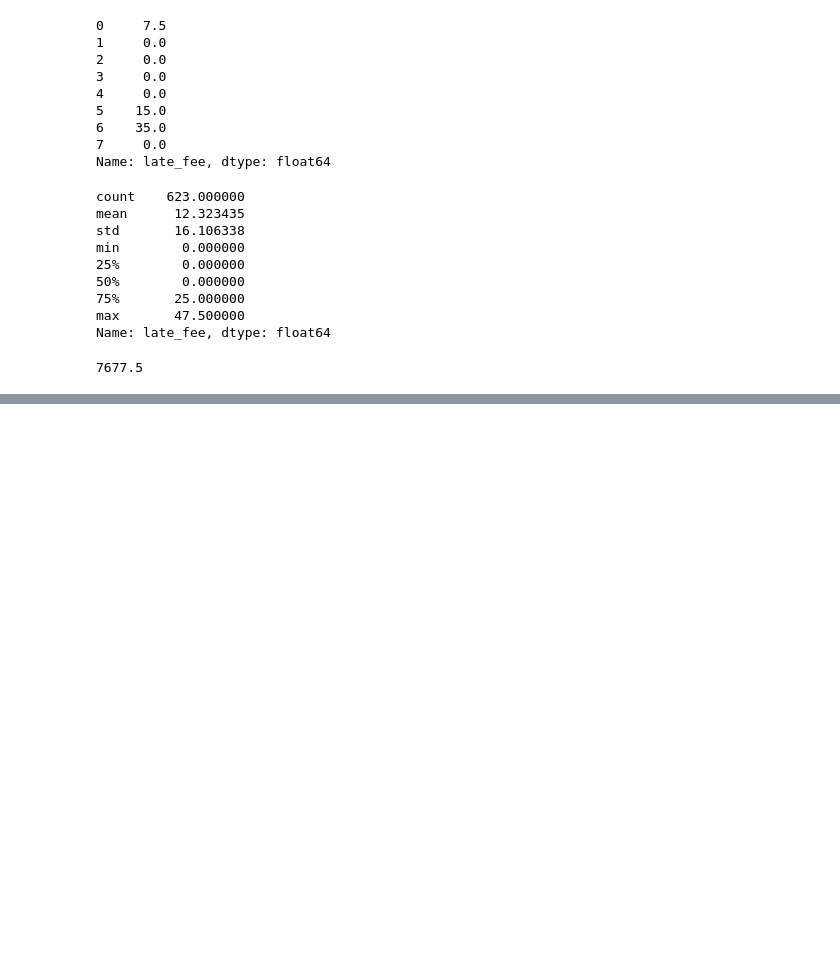
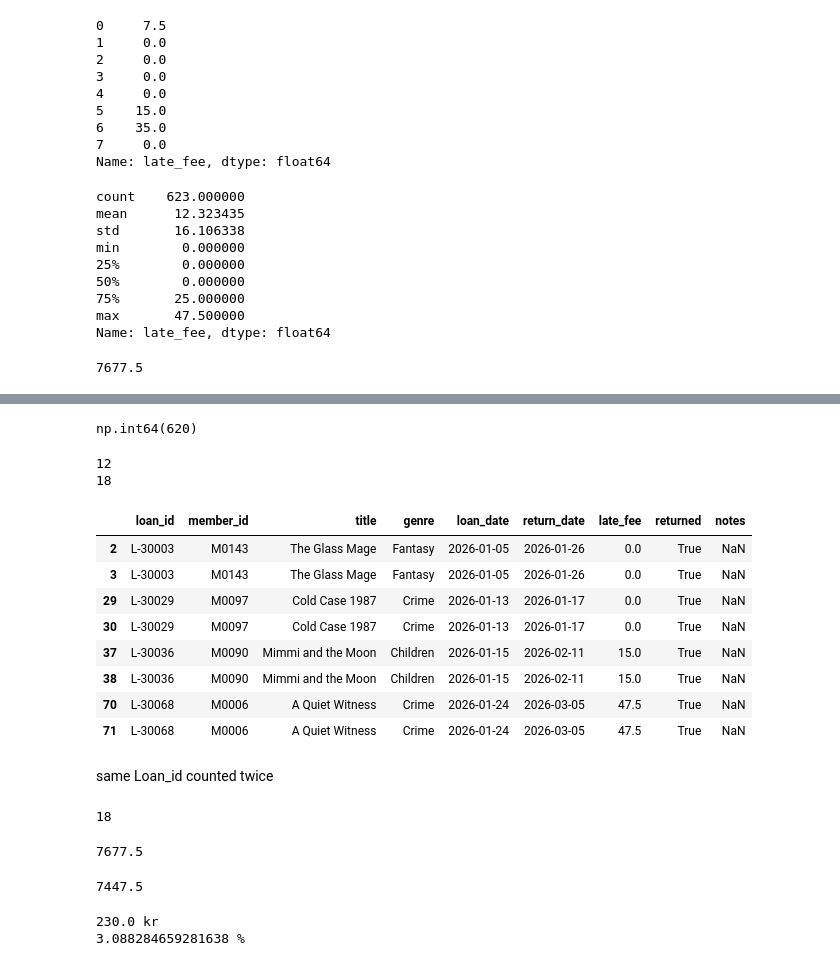
Before and after one commit to Danie1Alexandre/Lexicon---Python---AI, a Jupyter notebook: Data analysis and Visualisation/lab3.ipynb, the cells around one changed output, grey strips where cells are left out. Cells and saved outputs as stored; diff of their text form; code cells hidden in the pictures; blank space fills up the shorter version.

```diff
--- a/Data analysis and Visualisation/lab3.ipynb
+++ b/Data analysis and Visualisation/lab3.ipynb
@@ -252,0 +283,5 @@ print(loans['late_fee'].sum())
+# %%
+dates = pd.to_datetime(loans['loan_date'], errors= 'coerce')
+
+print(loans['loan_date'].isna().sum())
+print(dates.isna().sum())
@@ -252,0 +305,3 @@ print(loans['late_fee'].sum())
+# %%
+loans['loan_date'] = dates
+print(loans['loan_date'].isna().sum())
@@ -252,0 +331,45 @@ print(loans['late_fee'].sum())
+# %%
+loans['loan_date'].value_counts().sum()
+# %% [output]
+np.int64(620)
+# %%
+print(loans_raw.duplicated().sum())
+print(loans.duplicated().sum())
+# %% [output]
+12
+18
+# %%
+loans[loans.duplicated(keep= False)].head(8)
+# %% [output]
+|  | loan_id | member_id | title | genre | loan_date | return_date | late_fee | returned | notes |
+| 2 | L-30003 | M0143 | The Glass Mage | Fantasy | 2026-01-05 | 2026-01-26 | 0.0 | True | NaN |
+| 3 | L-30003 | M0143 | The Glass Mage | Fantasy | 2026-01-05 | 2026-01-26 | 0.0 | True | NaN |
+| 29 | L-30029 | M0097 | Cold Case 1987 | Crime | 2026-01-13 | 2026-01-17 | 0.0 | True | NaN |
+| 30 | L-30029 | M0097 | Cold Case 1987 | Crime | 2026-01-13 | 2026-01-17 | 0.0 | True | NaN |
+| 37 | L-30036 | M0090 | Mimmi and the Moon | Children | 2026-01-15 | 2026-02-11 | 15.0 | True | NaN |
+| 38 | L-30036 | M0090 | Mimmi and the Moon | Children | 2026-01-15 | 2026-02-11 | 15.0 | True | NaN |
+| 70 | L-30068 | M0006 | A Quiet Witness | Crime | 2026-01-24 | 2026-03-05 | 47.5 | True | NaN |
+| 71 | L-30068 | M0006 | A Quiet Witness | Crime | 2026-01-24 | 2026-03-05 | 47.5 | True | NaN |
+# %% [markdown]
+same Loan_id counted twice
+# %%
+print(loans.duplicated(subset= 'loan_id').sum())
+# %% [output]
+18
+# %%
+fee_with_dublicated = loans['late_fee'].sum()
+print(fee_with_dublicated)
+# %% [output]
+7677.5
+# %%
+loans = loans.drop_duplicates().reset_index(drop=True)
+fee_no_dublicated = loans['late_fee'].sum()
+print(fee_no_dublicated)
+# %% [output]
+7447.5
+# %%
+print(fee_with_dublicated - fee_no_dublicated,"kr")
+print((fee_with_dublicated - fee_no_dublicated )/fee_no_dublicated*100,'%')
+# %% [output]
+230.0 kr
+3.088284659281638 %
```
Also changed, not shown: parts of 10 cells of this notebook.
